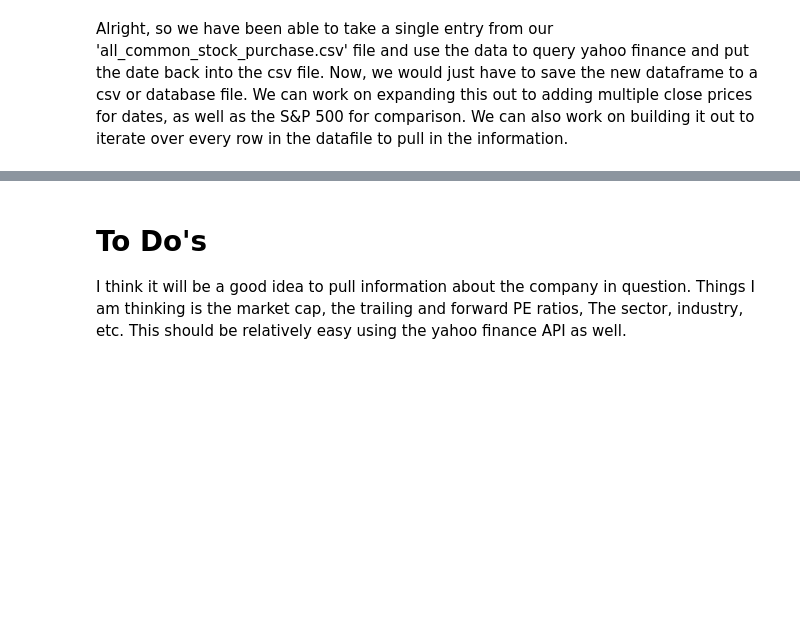
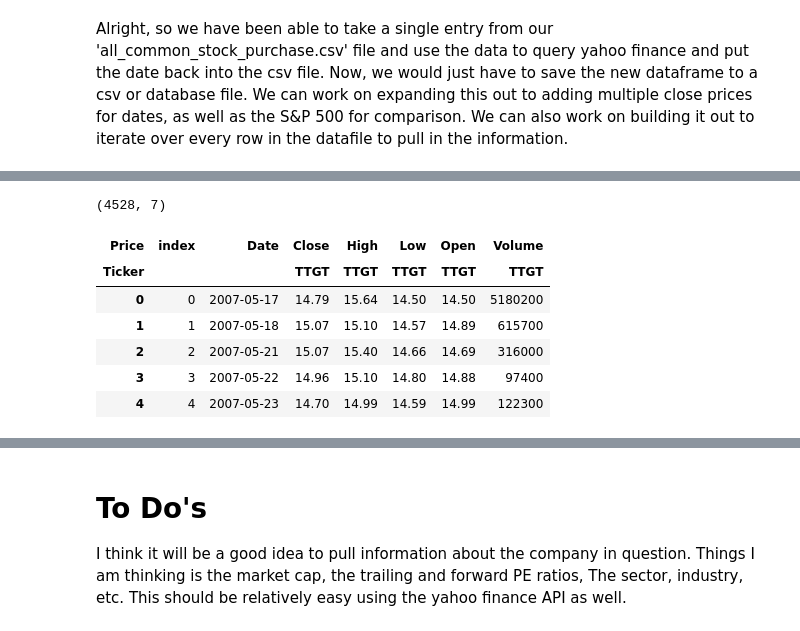
Before and after one commit to tmacpherson6/Do-Insiders-Know-Something-We-Dont, a Jupyter notebook: Scrapping_Yahoo_Finance.ipynb, the cells around one changed output, grey strips where cells are left out. Cells and saved outputs as stored; diff of their text form; code cells hidden in the pictures; blank space fills up the shorter version.

```diff
--- a/Scrapping_Yahoo_Finance.ipynb
+++ b/Scrapping_Yahoo_Finance.ipynb
@@ -215,0 +326,15 @@ Alright, so we have been able to take a single entry from our 'all_common_stock_
+# %%
+#Let's take a look at some of the infromation
+ticker_data.reset_index(inplace=True)
+ticker_data['Date'] = pd.to_datetime(ticker_data['Date'])
+print(ticker_data.shape)
+ticker_data.head()
+# %% [output]
+(4528, 7)
+| Price | index | Date | Close | High | Low | Open | Volume |
+| Ticker |  |  | TTGT | TTGT | TTGT | TTGT | TTGT |
+| 0 | 0 | 2007-05-17 | 14.79 | 15.64 | 14.50 | 14.50 | 5180200 |
+| 1 | 1 | 2007-05-18 | 15.07 | 15.10 | 14.57 | 14.89 | 615700 |
+| 2 | 2 | 2007-05-21 | 15.07 | 15.40 | 14.66 | 14.69 | 316000 |
+| 3 | 3 | 2007-05-22 | 14.96 | 15.10 | 14.80 | 14.88 | 97400 |
+| 4 | 4 | 2007-05-23 | 14.70 | 14.99 | 14.59 | 14.99 | 122300 |
```
Also changed, not shown: parts of 22 cells of this notebook, 1 other file.
